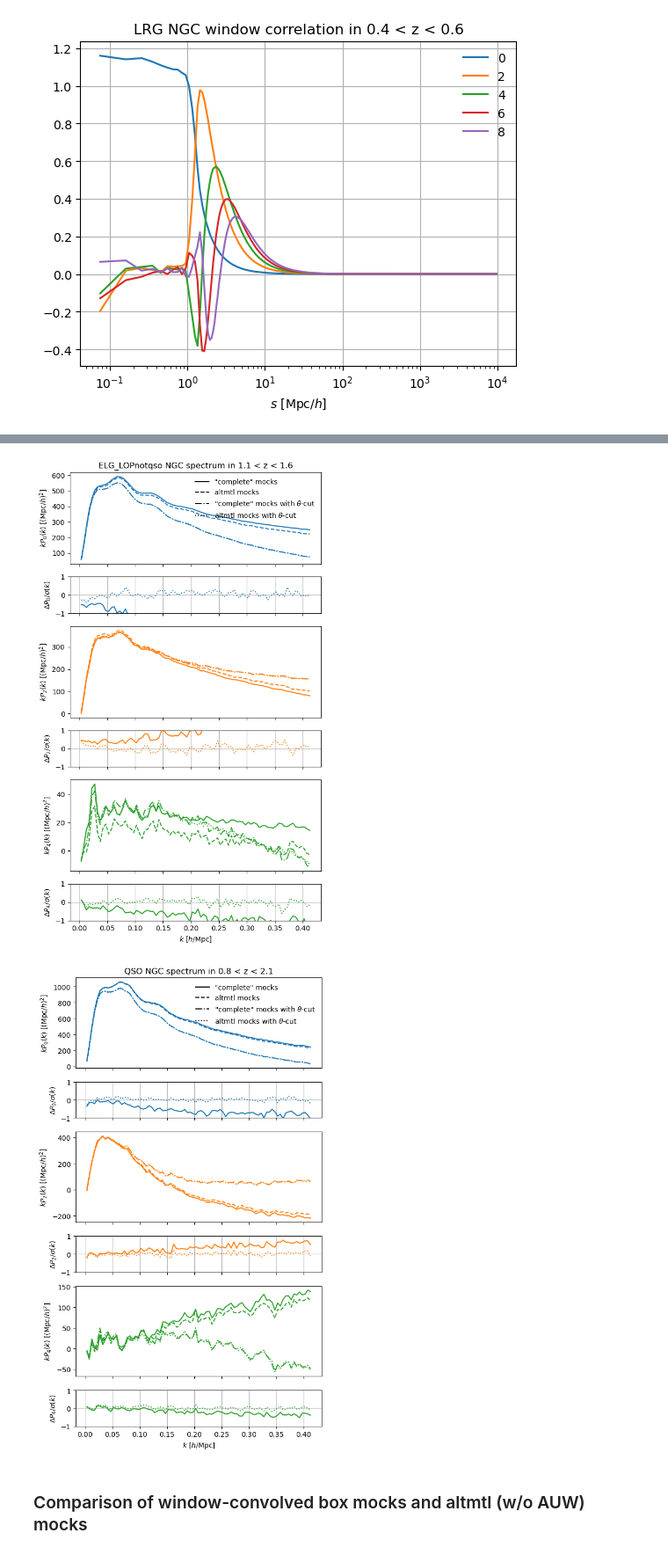
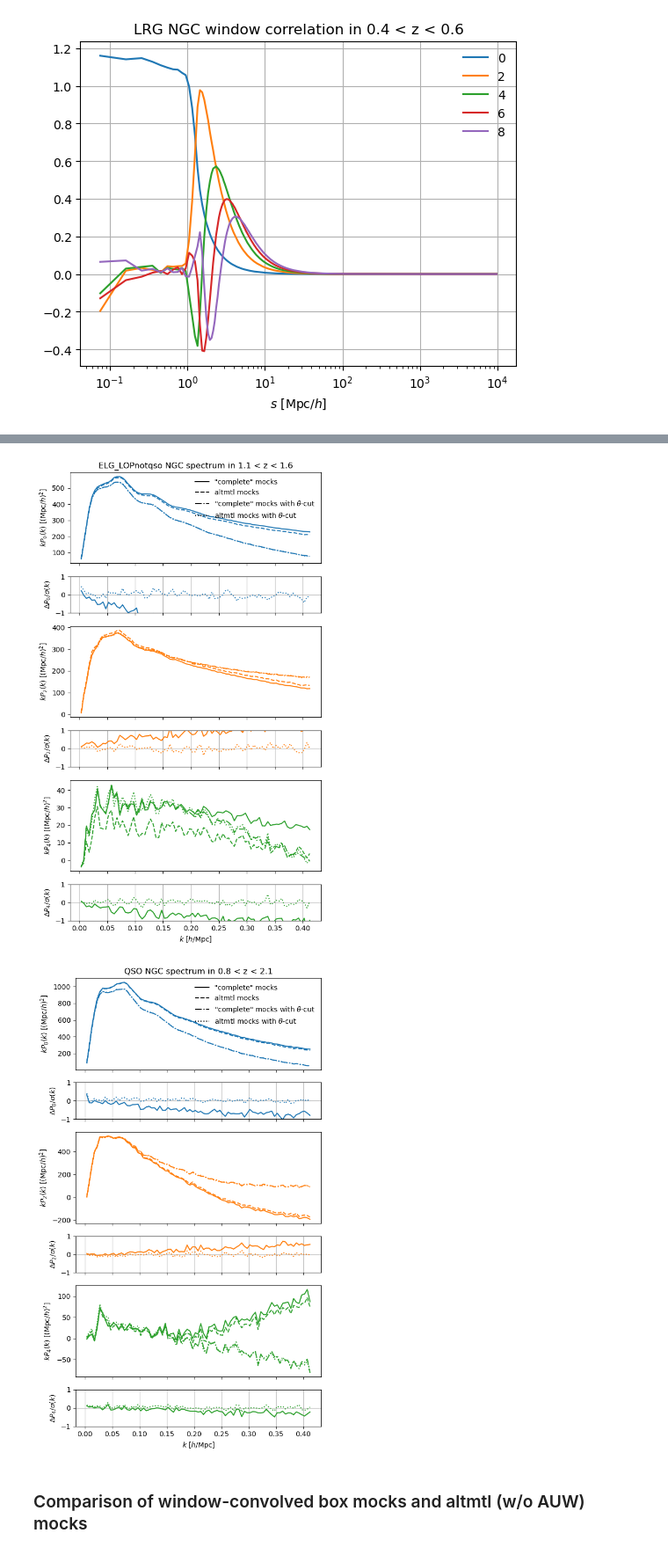
Before and after one commit to AlbertoRosado1/cai-dr2-clustering-products, a Jupyter notebook: clustering_statistics/nb/validation_fiber_assignment_thetacut.ipynb, the cells around one changed output, grey strips where cells are left out. Shown at 88% size. Saved outputs shown, nothing was run; the diff lists cells and outputs as text; code cells hidden in the pictures.

```diff
--- a/clustering_statistics/nb/validation_fiber_assignment_thetacut.ipynb
+++ b/clustering_statistics/nb/validation_fiber_assignment_thetacut.ipynb
@@ -46,7 +138,7 @@ for tracer in ['BGS_BRIGHT-21.35', 'LRG', 'ELG_LOPnotqso', 'QSO'][1:]:
     for zrange in tools.propose_fiducial('zranges', tracer):
         for kind in ['mesh2_spectrum']:
             stats_dir = tools.base_stats_dir
-            project = 'full_shape/fiber_assignment_systematics'
+            project = 'full_shape/fiber_assignment_systematics_tests'
             region = 'NGC'
 
             version = 'holi-v3-altmtl'
@@ -60,13 +152,15 @@ for tracer in ['BGS_BRIGHT-21.35', 'LRG', 'ELG_LOPnotqso', 'QSO'][1:]:
             cov = cov.at.observable.select(k=slice(0, None, 5 if 'mesh2' in kind else 1))
             mean = cov.observable
 
-            nmocks = 25
-            version = 'abacus-hf-dr2-v2-altmtl'
+            nmocks = 250
+            #version = 'abacus-hf-dr2-v2-altmtl'
+            version = 'glam-uchuu-v2-altmtl'
             if 'BGS' in tracer:
                 version = 'abacus-2ndgen-dr2-altmtl'
                 tracer = 'BGS_ANY-02'
             fns = [tools.get_stats_fn(stats_dir=stats_dir, kind=kind, project=project, version=version, tracer=tracer,
-                                      zrange=zrange, region=region, weight='default-FKP', basis='sugiyama-diagonal', imock=imock) for imock in range(nmocks)]
+                                      zrange=zrange, region=region, weight='default-FKP-noimsys', basis='sugiyama-diagonal', imock=imock) for imock in range(nmocks)]
+
             mocks = [types.read(fn) for fn in fns if fn.exists()]
             mean = types.mean(mocks).match(mean)
 
@@ -78,7 +172,7 @@ for tracer in ['BGS_BRIGHT-21.35', 'LRG', 'ELG_LOPnotqso', 'QSO'][1:]:
 
             if with_thetacut:
                 fns = [tools.get_stats_fn(stats_dir=stats_dir, kind=kind, project=project, version=version, tracer=tracer,
-                                          zrange=zrange, region=region, weight='default-FKP', basis='sugiyama-diagonal', imock=imock, cut=True) for imock in range(nmocks)]
+                                          zrange=zrange, region=region, weight='default-FKP-noimsys', basis='sugiyama-diagonal', imock=imock, cut=True) for imock in range(nmocks)]
                 mocks = [types.read(fn) for fn in fns if fn.exists()]
                 mean_thetacut = types.mean(mocks).match(mean)
                 fns = [tools.get_stats_fn(stats_dir=stats_dir, kind=kind, project=project, version=version, tracer=tracer,
@@ -101,9 +195,9 @@ for tracer in ['BGS_BRIGHT-21.35', 'LRG', 'ELG_LOPnotqso', 'QSO'][1:]:
                     pole = mean.get(ell)
                     ax.plot(k:=pole.coords('k'), k * pole.value(), color=color, linestyle='--')
                     if with_thetacut:
+                        pole = mean_complete_thetacut.get(ell)
+                        ax.plot(k:=pole.coords('k'), k * pole.value(), color=color, linestyle='-.')
                         pole = mean_thetacut.get(ell)
-                        ax.plot(k:=pole.coords('k'), k * pole.value(), color=color, linestyle='-.')
-                        pole = mean_complete_thetacut.get(ell)
                         ax.plot(k:=pole.coords('k'), k * pole.value(), color=color, linestyle=':')
                     ax = lax[2 * ill + 1]
                     ax.set_ylabel(rf'$\Delta P_{ell:d} / \sigma(k)$')
@@ -138,5 +232,5 @@ for tracer in ['BGS_BRIGHT-21.35', 'LRG', 'ELG_LOPnotqso', 'QSO'][1:]:
-[figure, old version]
+[figure, new version]
-[figure, old version]
+[figure, new version]
 # %% [markdown]
 ### Comparison of window-convolved box mocks and altmtl (w/o AUW) mocks
 # %%
```
Also changed, not shown: parts of 3 cells of this notebook, 3 other files.
